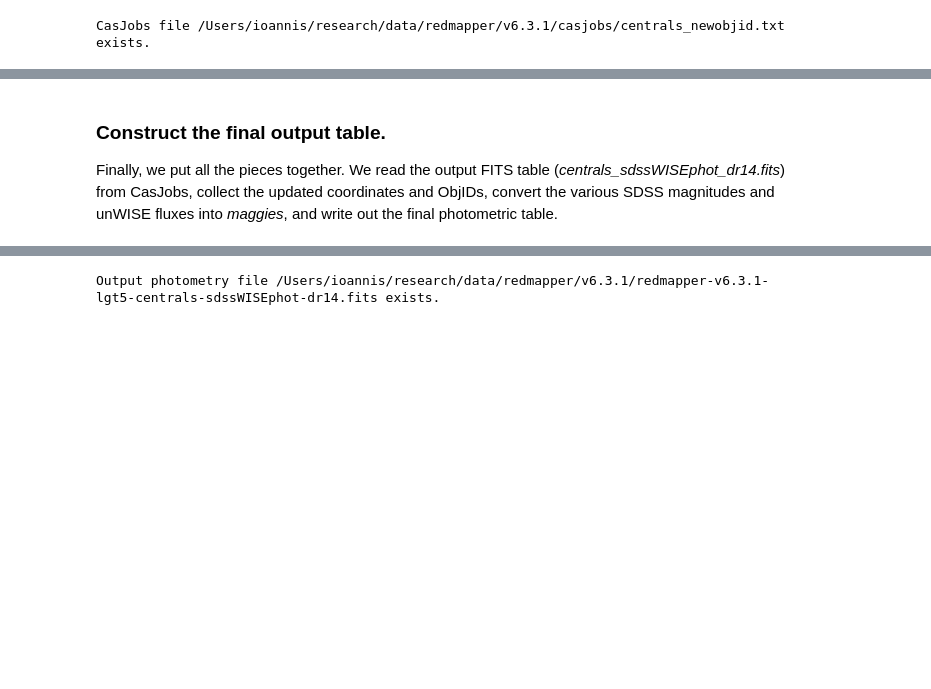
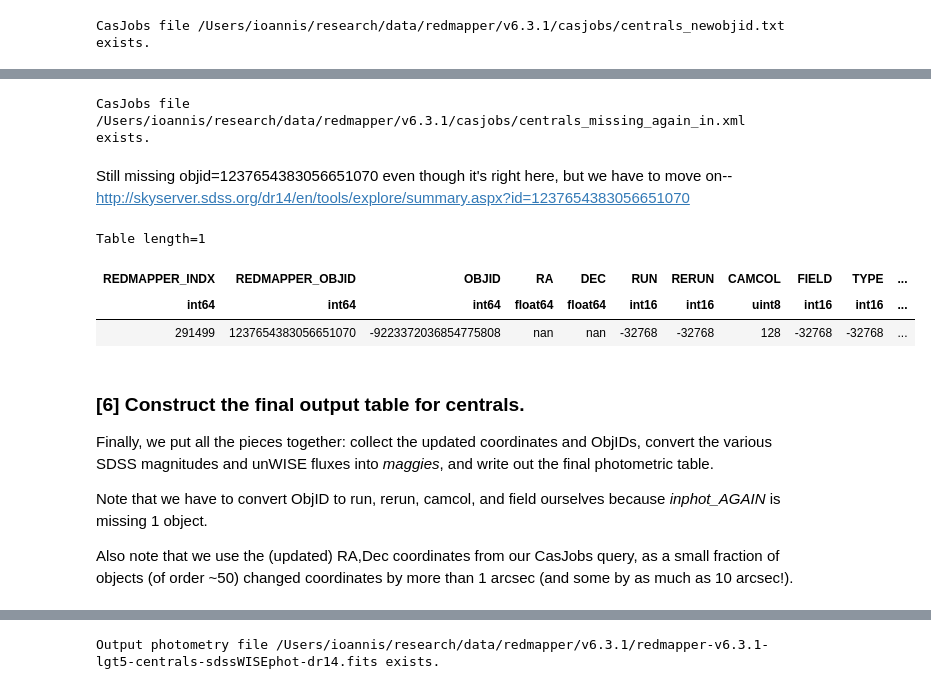
Before and after one commit to moustakas/legacyhalos, a Jupyter notebook: doc/redmapper-sdssWISEphot.ipynb, the cells around one changed output, grey strips where cells are left out. Drawn from its saved outputs; the diff is of its cells as text; code cells hidden in the pictures; blank space fills up the shorter version.

```diff
--- a/doc/redmapper-sdssWISEphot.ipynb
+++ b/doc/redmapper-sdssWISEphot.ipynb
@@ -451,0 +507,16 @@ CasJobs file /Users/ioannis/research/data/redmapper/v6.3.1/casjobs/centrals_newo
+# %%
+missingfile = os.path.join( os.getenv('REDMAPPER_DIR'), rmversion, 'casjobs',
+                           'centrals_missing_again_in.xml' )
+if os.path.isfile(missingfile):
+    print('CasJobs file {} exists.'.format(missingfile))
+else:
+    print('Writing {}'.format(missingfile))
+    xout = Table()
+    xout.add_column(Column(data=missindx, name='redmapper_indx'))
+    xout.add_column(Column(data=newobjid[missindx], name='redmapper_objid'))
+    xout.add_column(Column(data=cen['RA'][missindx], name='redmapper_ra'))
+    xout.add_column(Column(data=cen['DEC'][missindx], name='redmapper_dec'))
+    xout_votable = votable.from_table(xout)
+    votable.writeto(xout_votable, missingfile)
+# %% [output]
+CasJobs file /Users/ioannis/research/data/redmapper/v6.3.1/casjobs/centrals_missing_again_in.xml exists.
@@ -451,0 +536,10 @@ CasJobs file /Users/ioannis/research/data/redmapper/v6.3.1/casjobs/centrals_newo
+# %% [markdown]
+Still missing objid=1237654383056651070 even though it's right here, but we have to move on--
+http://skyserver.sdss.org/dr14/en/tools/explore/summary.aspx?id=1237654383056651070
+# %%
+cen_again[np.isnan(cen_again['RA'])]
+# %% [output]
+Table length=1
+| REDMAPPER_INDX | REDMAPPER_OBJID | OBJID | RA | DEC | RUN | RERUN | CAMCOL | FIELD | TYPE | ... |
+| int64 | int64 | int64 | float64 | float64 | int16 | int16 | uint8 | int16 | int16 | ... |
+| 291499 | 1237654383056651070 | -9223372036854775808 | nan | nan | -32768 | -32768 | 128 | -32768 | -32768 | ... |
@@ -452,4 +553,8 @@ CasJobs file /Users/ioannis/research/data/redmapper/v6.3.1/casjobs/centrals_newo
 # %% [markdown]
-### Construct the final output table.
+### [6] Construct the final output table for centrals.
 
-Finally, we put all the pieces together.  We read the output FITS table (*centrals_sdssWISEphot_dr14.fits*) from CasJobs, collect the updated coordinates and ObjIDs, convert the various SDSS magnitudes and unWISE fluxes into *maggies*, and write out the final photometric table.
+Finally, we put all the pieces together: collect the updated coordinates and ObjIDs, convert the various SDSS magnitudes and unWISE fluxes into *maggies*, and write out the final photometric table.
+
+Note that we have to convert ObjID to run, rerun, camcol, and field ourselves because *inphot_AGAIN* is missing 1 object.
+
+Also note that we use the (updated) RA,Dec coordinates from our CasJobs query, as a small fraction of objects (of order ~50) changed coordinates by more than 1 arcsec (and some by as much as 10 arcsec!).
```
Also changed, not shown: parts of 44 cells of this notebook, 1 other file.
